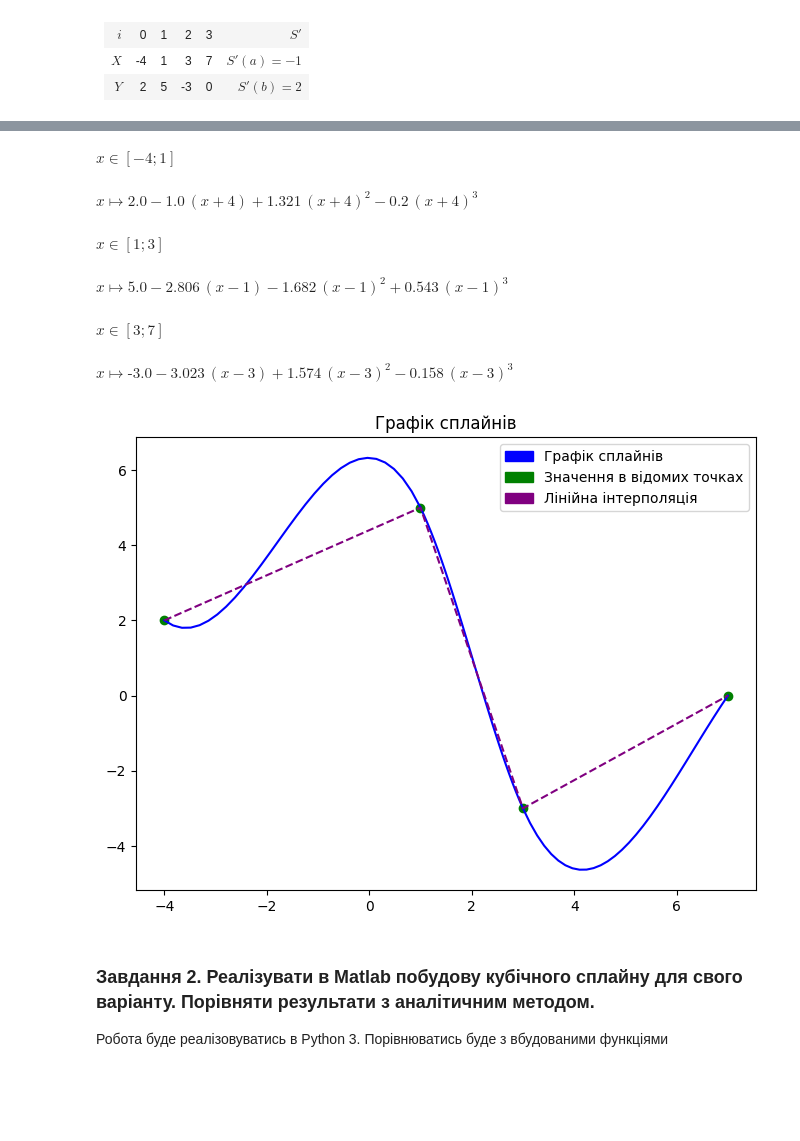
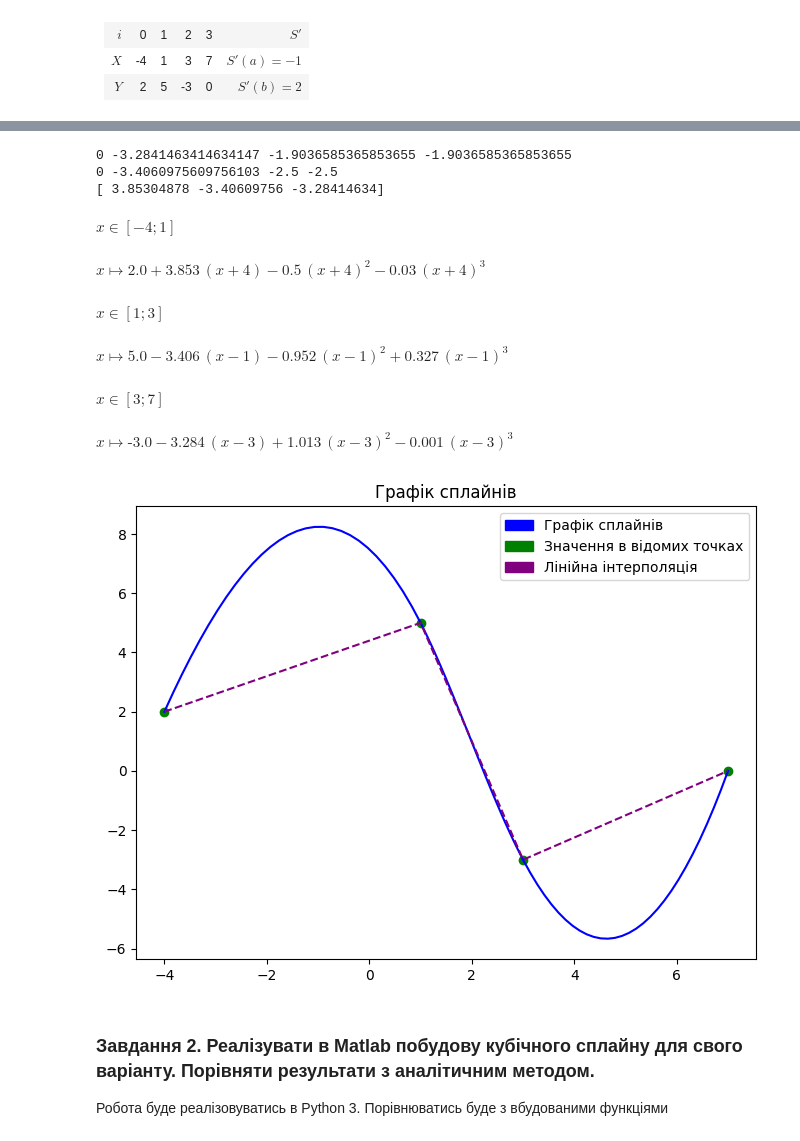
Before and after one commit to moxxiq/numerical-methods-labs, a Jupyter notebook: Lab2.ipynb, the cells around one changed output, grey strips where cells are left out. Drawn from its saved outputs; the diff is of its cells as text; code cells hidden in the pictures; blank space fills up the shorter version.

```diff
--- a/Lab2.ipynb
+++ b/Lab2.ipynb
@@ -168,12 +204,23 @@ $$
 # %%
 A = Y[:-1]
+# B_i = (Y[1:-1] - Y[0:-2])/H[:-1] - H[:-1]/3*(C[1:] + 2*C[:-1])
+# B_i = (Y[1:-1] - Y[0:-2])/H[:-1] - H[:-1]/3*(C[1:] + 2*C[:-1])
+# B_N = np.array([(Y[-2] - Y[-3])/H[-2] + H[-2]/3*(2*C[-1] + C[-2])])
+B_N = (Y[-1] - Y[-2])/H[-1] - H[-1]/6*Spr_b - 2/3*C[-1]*H[-1]
+B_i = [0]*(len(X)-1)
+B_i[-1] = B_N
+for i in range(len(X)-3, -1, -1):
+    print(B_i[i], B_i[i+1], H[i]*C[i], H[i]*C[i])
 
-B_i = (Y[1:-1] - Y[0:-2])/H[:-1] - H[:-1]/3*(C[1:] + 2*C[:-1])
-B_N = np.array([(Y[-2] - Y[-3])/H[-2] + H[-2]/3*(2*C[-1] + C[-2])])
-B = np.concatenate([B_i, B_N])
+    B_i[i] = B_i[i+1] - H[i]*(C[i] + C[i+1])
 
+B = np.array(B_i)
+print(B)
+
+# D_i = (C[1:] - C[:-1])/(3*H[:-1])
 D_i = (C[1:] - C[:-1])/(3*H[:-1])
-D_N = np.array([( Spr_b - B[-1] - 2*C[-1]*H[-1] )/(3*H[-1]**2)])
+# D_N = np.array([( Spr_b - B[-1] - 2*C[-1]*H[-1] )/(3*H[-1]**2)])
+D_N = np.array([ (Spr_b - 2*C[-1])/H[-1]/6 ])
 D = np.concatenate(( D_i, D_N ))
 
 S = np.concatenate((
@@ -189,37 +236,40 @@ polys = [polynomial.Polynomial(i) for i in S]
 #################################################      DISPLAY
 for i in range(len(X)-1):
     polys_disp = [polynomial.Polynomial(i) for i in np.round(S, 3)]
     display(Markdown(f"$x \in \\left[{X[i]};{X[i+1]}\\right]$"))
     display(Markdown(
         polys_disp[i]._repr_latex_(
         ).replace(',x', f',(x - {str(X[i])})' if X[i]>0 else f',(x + {str(X[i])[1:]})')
     ))
 
 init_fig()
 xmin, xmax = X.min(), X.max()
 points = plt.plot(X, Y, 'go')
 for i in range(len(X)-1):
     lin_space = np.linspace(X[i], X[i+1], 30)
     plt.plot(lin_space, polys[i](lin_space-X[i]), 'b')
 lin_space = np.linspace(xmin, xmax, 100)
 linear_f = interp1d(X, Y)
 linear = plt.plot(lin_space, linear_f(lin_space), color='purple', linestyle='dashed',)
 blue_patch = mpatches.Patch(color='blue', label='Графік сплайнів')
 green_patch = mpatches.Patch(color='green', label='Значення в відомих точках')
 purple_patch = mpatches.Patch(color='purple', label='Лінійна інтерполяція')
 plt.legend(handles=[blue_patch, green_patch, purple_patch])
 plt.title("Графік сплайнів")
 plt.show()
 print("\n"*20)
 ###############################################################
 # %% [output]
+0 -3.2841463414634147 -1.9036585365853655 -1.9036585365853655
+0 -3.4060975609756103 -2.5 -2.5
+[ 3.85304878 -3.40609756 -3.28414634]
 $x \in \left[-4;1\right]$
-$x \mapsto \text{2.0} - \text{1.0}\,(x + 4) + \text{1.321}\,(x + 4)^{2} - \text{0.2}\,(x + 4)^{3}$
+$x \mapsto \text{2.0} + \text{3.853}\,(x + 4) - \text{0.5}\,(x + 4)^{2} - \text{0.03}\,(x + 4)^{3}$
 $x \in \left[1;3\right]$
-$x \mapsto \text{5.0} - \text{2.806}\,(x - 1) - \text{1.682}\,(x - 1)^{2} + \text{0.543}\,(x - 1)^{3}$
+$x \mapsto \text{5.0} - \text{3.406}\,(x - 1) - \text{0.952}\,(x - 1)^{2} + \text{0.327}\,(x - 1)^{3}$
 $x \in \left[3;7\right]$
-$x \mapsto \text{-3.0} - \text{3.023}\,(x - 3) + \text{1.574}\,(x - 3)^{2} - \text{0.158}\,(x - 3)^{3}$
+$x \mapsto \text{-3.0} - \text{3.284}\,(x - 3) + \text{1.013}\,(x - 3)^{2} - \text{0.001}\,(x - 3)^{3}$
-[figure, old version]
+[figure, new version]
 # %% [markdown]
 ### Завдання 2. Реалізувати в Matlab побудову кубічного сплайну для свого варіанту. Порівняти результати з аналітичним методом.
 Робота буде реалізовуватись в Python 3. Порівнюватись буде з вбудованими функціями
```
Also changed, not shown: parts of 4 cells of this notebook.
